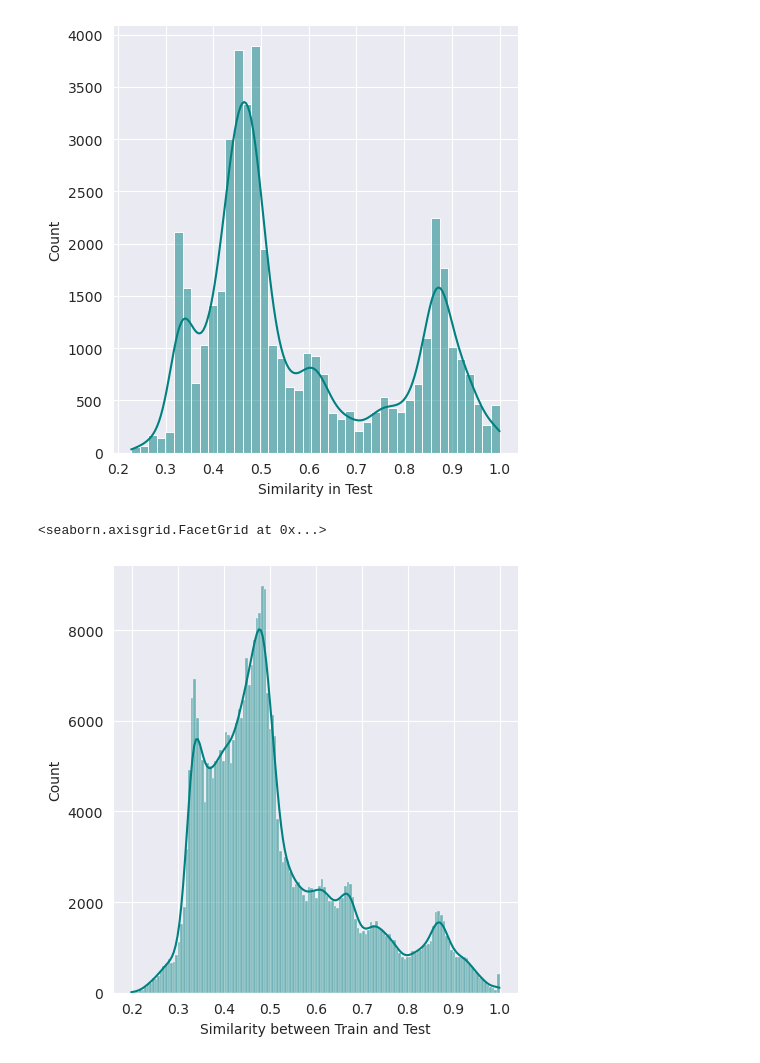
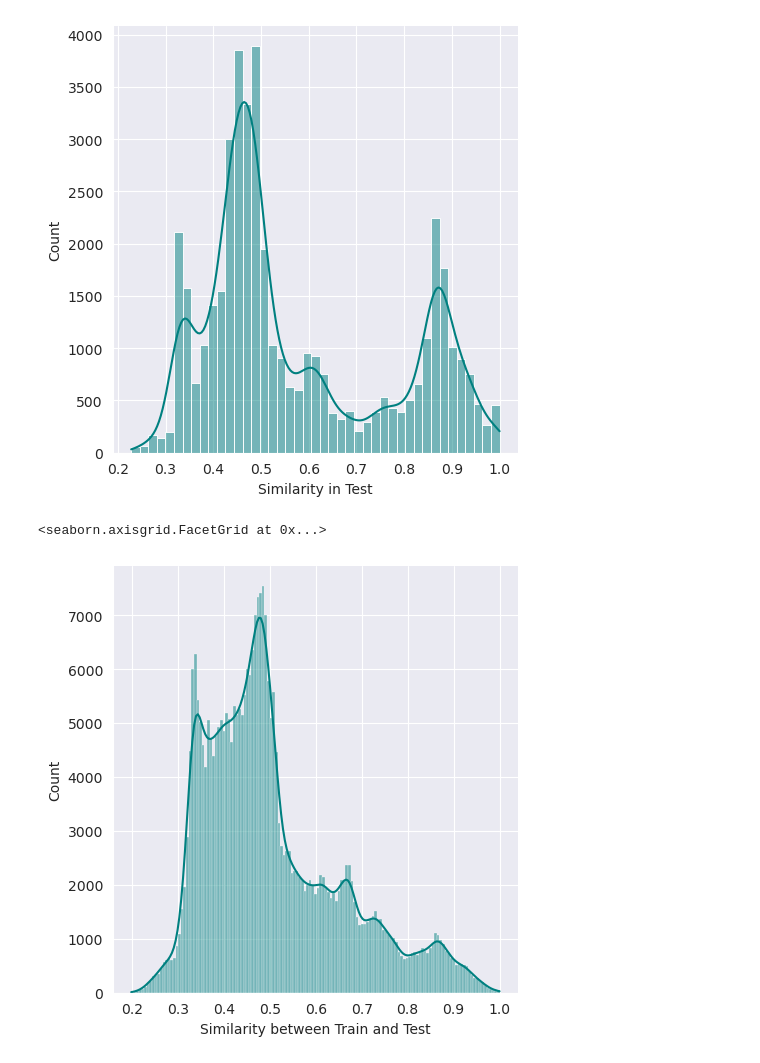
Before and after one commit to aehrlich1/ximp, a Jupyter notebook: notebooks/data_exp_potency.ipynb, the cells around one changed output. Cells and saved outputs as stored; diff of their text form; code cells hidden in the pictures.

```diff
--- a/notebooks/data_exp_potency.ipynb
+++ b/notebooks/data_exp_potency.ipynb
@@ -217,13 +217,13 @@ plt.show()
 [figure]
 # %%
 # distribution of similarity between train and test
-
+sim = []
 for i in range(len(fps_train)):
     for j in range(len(fps_test)):
         sim.append(DataStructs.TanimotoSimilarity(fps_train[i], fps_test[j]))
 
 sns.displot(data=pd.DataFrame({"Similarity between Train and Test": sim}),
             x="Similarity between Train and Test", kde=True, color='teal')
 # %% [output]
 <seaborn.axisgrid.FacetGrid at 0x...>
-[figure, old version]
+[figure, new version]
```
Also changed, not shown: parts of 7 cells of this notebook, 1 other file.
